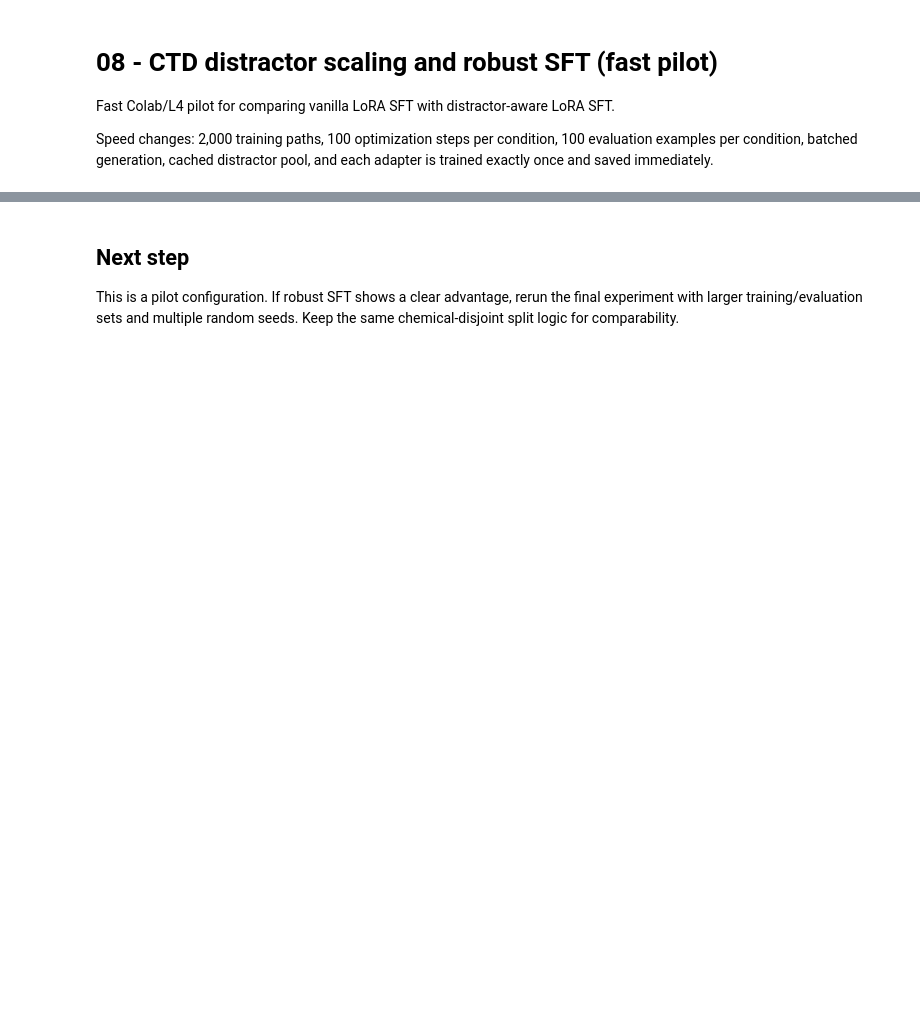
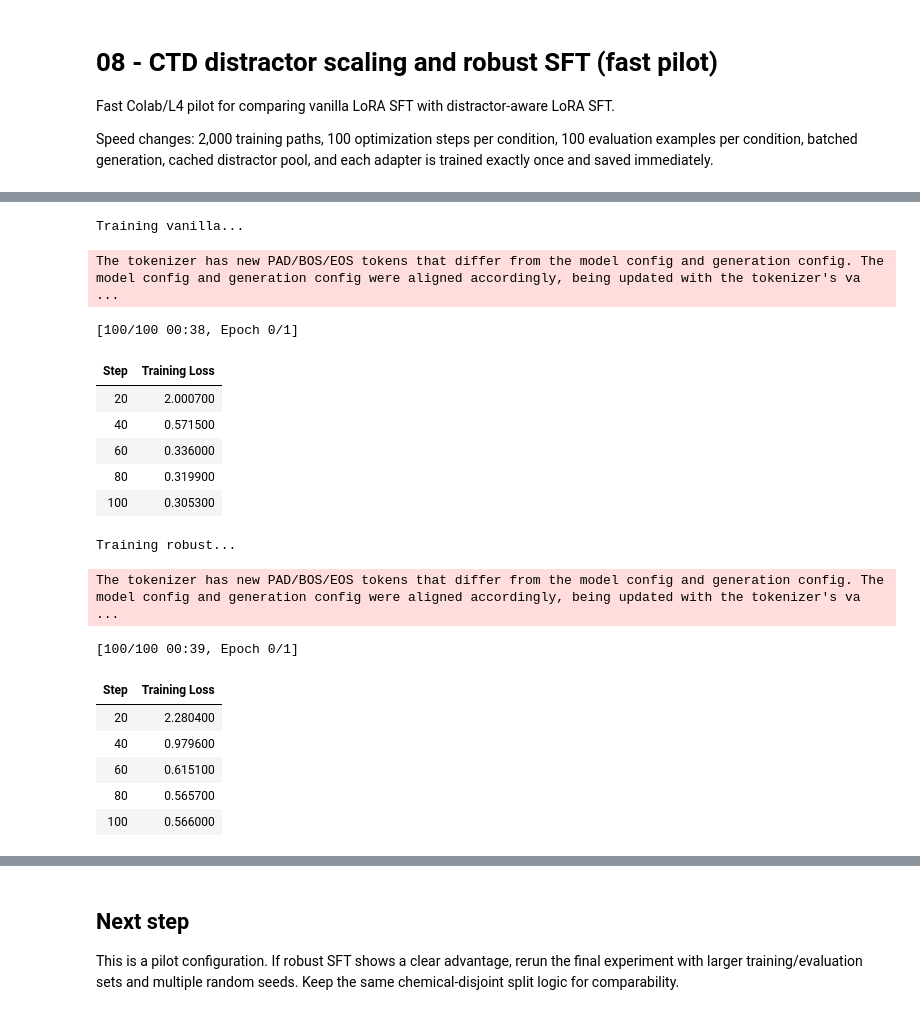
Before and after one commit to inoue0426/llm-post-training, a Jupyter notebook: notebooks/08_ctd_distractor_scaling_robust_sft_fast.ipynb, the cells around one changed output, grey strips where cells are left out. Cells and saved outputs as stored; diff of their text form; code cells hidden in the pictures; blank space fills up the shorter version.

```diff
--- a/notebooks/08_ctd_distractor_scaling_robust_sft_fast.ipynb
+++ b/notebooks/08_ctd_distractor_scaling_robust_sft_fast.ipynb
@@ -117,3 +192,38 @@ m=train_sft_fast(robust_ds,'./outputs/08-robust-adapter'); del m; torch.cuda.emp
+# %%
+print("Training vanilla...")
+m = train_sft_fast(
+    vanilla_ds,
+    "./outputs/08-vanilla-adapter",
+)
+del m
+torch.cuda.empty_cache()
+
+print("Training robust...")
+m = train_sft_fast(
+    robust_ds,
+    "./outputs/08-robust-adapter",
+)
+del m
+torch.cuda.empty_cache()
+# %% [output]
+Training vanilla...
+The tokenizer has new PAD/BOS/EOS tokens that differ from the model config and generation config. The model config and generation config were aligned accordingly, being updated with the tokenizer's va ...
+[100/100 00:38, Epoch 0/1]
+| Step | Training Loss |
+| 20 | 2.000700 |
+| 40 | 0.571500 |
+| 60 | 0.336000 |
+| 80 | 0.319900 |
+| 100 | 0.305300 |
+Training robust...
+The tokenizer has new PAD/BOS/EOS tokens that differ from the model config and generation config. The model config and generation config were aligned accordingly, being updated with the tokenizer's va ...
+[100/100 00:39, Epoch 0/1]
+| Step | Training Loss |
+| 20 | 2.280400 |
+| 40 | 0.979600 |
+| 60 | 0.615100 |
+| 80 | 0.565700 |
+| 100 | 0.566000 |
 # %%
 def generate_batched(model,prompts,batch_size=16,max_new_tokens=64):
     model.eval(); outs=[]
```
Also changed, not shown: parts of 11 cells of this notebook.
